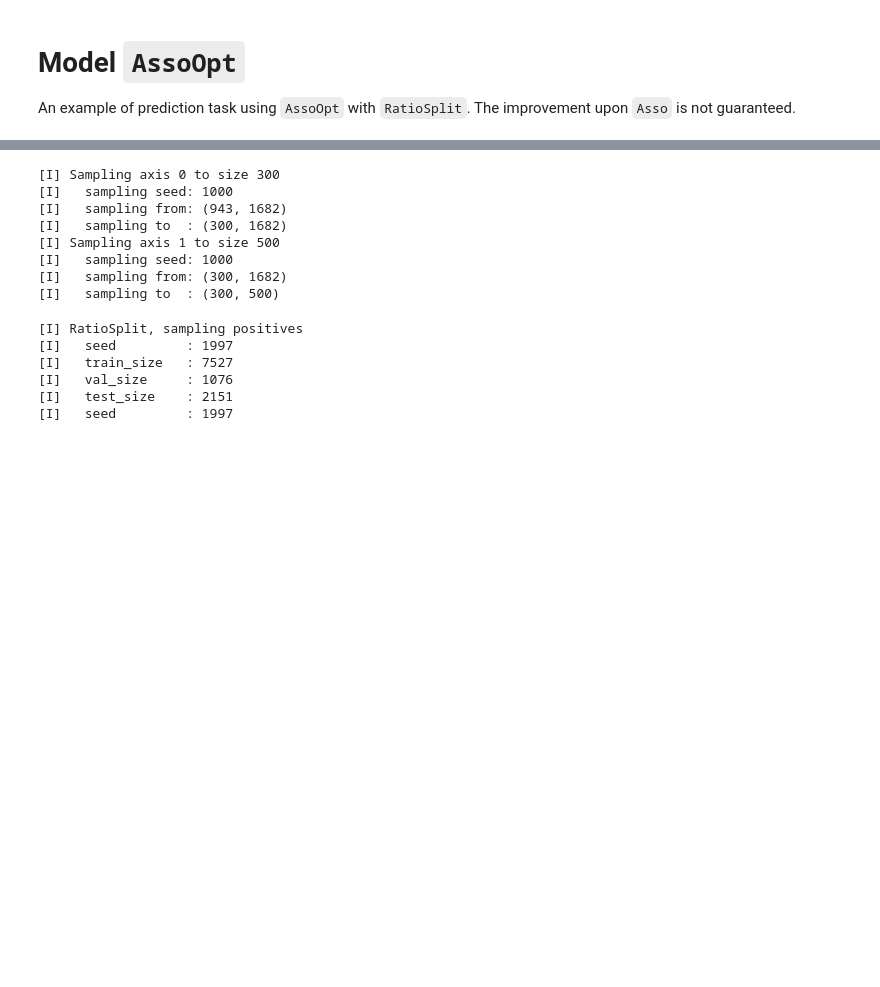
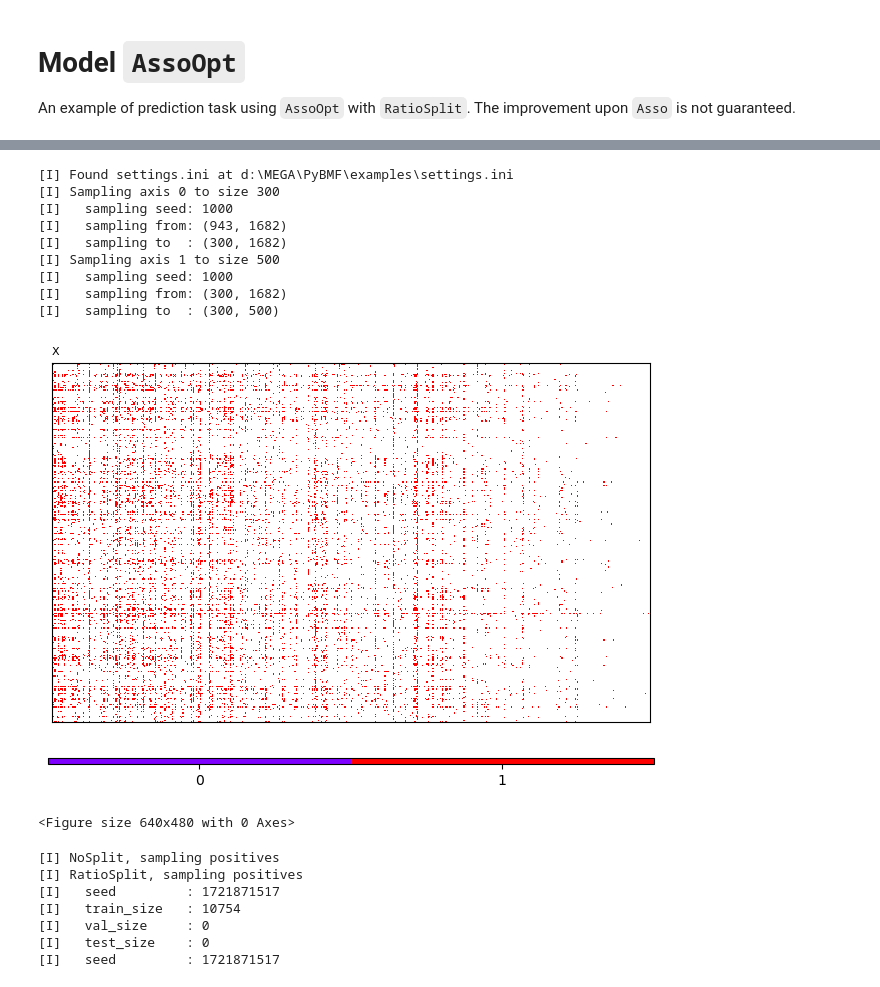
Before and after one commit to PreferredAI/PyBMF, a Jupyter notebook: examples/ex02_3_AssoOpt.ipynb, the cells around one changed output, grey strips where cells are left out. Drawn from its saved outputs; the diff is of its cells as text; code cells hidden in the pictures; blank space fills up the shorter version.

Commit message:
Updated examples

```diff
--- a/examples/ex02_3_AssoOpt.ipynb
+++ b/examples/ex02_3_AssoOpt.ipynb
@@ -10,24 +37,35 @@ sys.path.append('../')
 # %%
-from datasets import MovieLensData
+# loading real-world data
+
+from PyBMF.datasets import MovieLensData
 
 data = MovieLensData(size="100k")
 data.load()
 
 idx = data.sample(factor_id=0, n_samples=300, seed=1000)
 idx = data.sample(factor_id=1, n_samples=500, seed=1000)
+
+data.show_matrix(scaling=0.5)
 # %% [output]
+[I] Found settings.ini at d:\MEGA\PyBMF\examples\settings.ini
 [I] Sampling axis 0 to size 300
 [I]   sampling seed: 1000
 [I]   sampling from: (943, 1682)
 [I]   sampling to  : (300, 1682)
 [I] Sampling axis 1 to size 500
 [I]   sampling seed: 1000
 [I]   sampling from: (300, 1682)
 [I]   sampling to  : (300, 500)
+[figure, added]
+<Figure size 640x480 with 0 Axes>
 # %%
-from datasets import RatioSplit
+# splitting the data into train, validation and test
 
-split = RatioSplit(X=data.X, val_size=0.1, test_size=0.2, seed=1997)
+from PyBMF.datasets import RatioSplit, NoSplit
+
+# split = RatioSplit(X=data.X, val_size=0.1, test_size=0.2, seed=1997)
+split = NoSplit(X=data.X)
+
 # split.negative_sample(
 #     train_size=split.pos_train_size,
 #     val_size=split.pos_val_size,
@@ -36,10 +74,11 @@ split = RatioSplit(X=data.X, val_size=0.1, test_size=0.2, seed=1997)
 
 X_train, X_val, X_test = split.X_train, split.X_val, split.X_test
 # %% [output]
+[I] NoSplit, sampling positives
 [I] RatioSplit, sampling positives
-[I]   seed         : 1997
-[I]   train_size   : 7527
-[I]   val_size     : 1076
-[I]   test_size    : 2151
-[I]   seed         : 1997
+[I]   seed         : 1721871517
+[I]   train_size   : 10754
+[I]   val_size     : 0
+[I]   test_size    : 0
+[I]   seed         : 1721871517
 # %%
```
Also changed, not shown: parts of 4 cells of this notebook, 23 other files.
